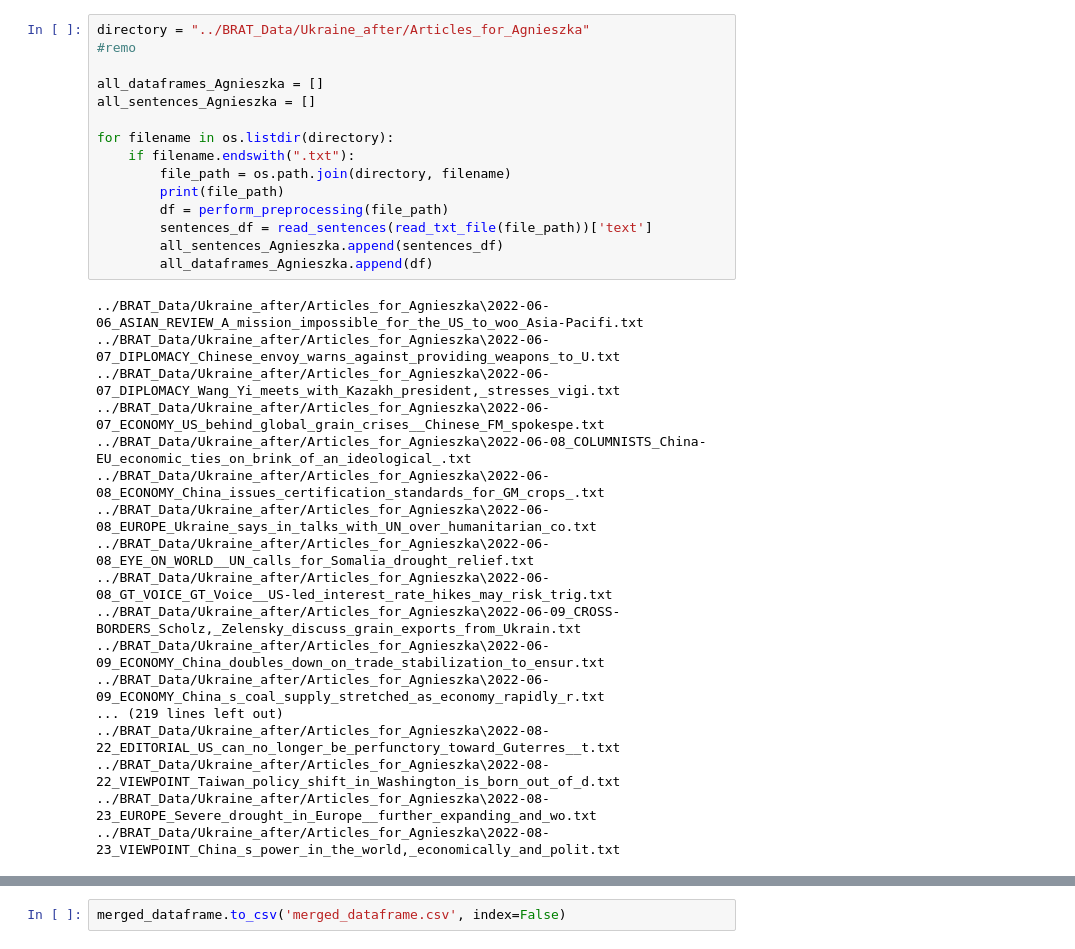
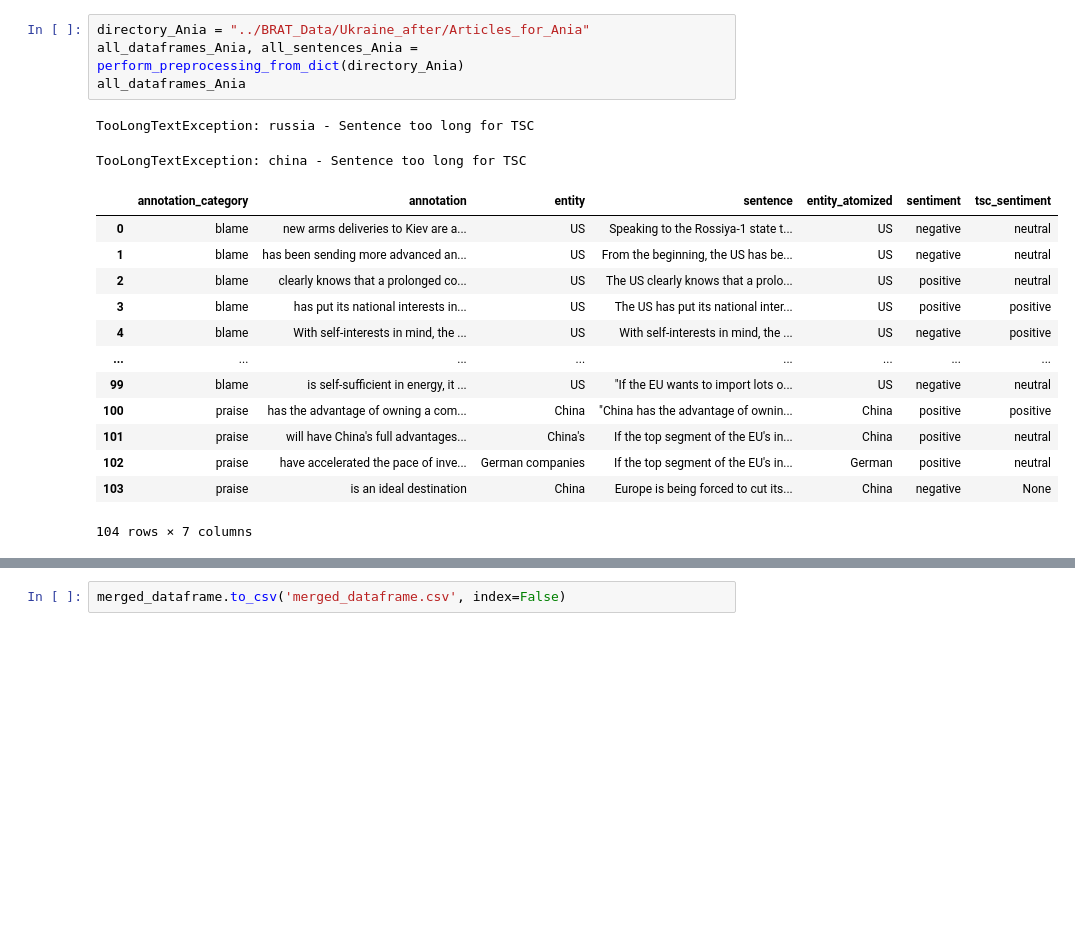
Before and after one commit to szuvarska/BScThesis-TextMiningForPoliticalScience, a Jupyter notebook: BlameAndPraise/model_test.ipynb, the cells around one changed output, grey strips where cells are left out. Cells and saved outputs as stored; diff of their text form; blank space fills up the shorter version.

```diff
--- a/BlameAndPraise/model_test.ipynb
+++ b/BlameAndPraise/model_test.ipynb
@@ -59,33 +10,20 @@ for filename in os.listdir(directory):
-# %%
-directory = "../BRAT_Data/Ukraine_after/Articles_for_Agnieszka"
-#remo
-
-all_dataframes_Agnieszka = []
-all_sentences_Agnieszka = []
-
-for filename in os.listdir(directory):
-    if filename.endswith(".txt"):
-        file_path = os.path.join(directory, filename)
-        print(file_path)
-        df = perform_preprocessing(file_path)
-        sentences_df = read_sentences(read_txt_file(file_path))['text']
-        all_sentences_Agnieszka.append(sentences_df)
-        all_dataframes_Agnieszka.append(df)
-# %% [output]
-../BRAT_Data/Ukraine_after/Articles_for_Agnieszka\2022-06-06_ASIAN_REVIEW_A_mission_impossible_for_the_US_to_woo_Asia-Pacifi.txt
-../BRAT_Data/Ukraine_after/Articles_for_Agnieszka\2022-06-07_DIPLOMACY_Chinese_envoy_warns_against_providing_weapons_to_U.txt
-../BRAT_Data/Ukraine_after/Articles_for_Agnieszka\2022-06-07_DIPLOMACY_Wang_Yi_meets_with_Kazakh_president,_stresses_vigi.txt
-../BRAT_Data/Ukraine_after/Articles_for_Agnieszka\2022-06-07_ECONOMY_US_behind_global_grain_crises__Chinese_FM_spokespe.txt
-../BRAT_Data/Ukraine_after/Articles_for_Agnieszka\2022-06-08_COLUMNISTS_China-EU_economic_ties_on_brink_of_an_ideological_.txt
-../BRAT_Data/Ukraine_after/Articles_for_Agnieszka\2022-06-08_ECONOMY_China_issues_certification_standards_for_GM_crops_.txt
-../BRAT_Data/Ukraine_after/Articles_for_Agnieszka\2022-06-08_EUROPE_Ukraine_says_in_talks_with_UN_over_humanitarian_co.txt
-../BRAT_Data/Ukraine_after/Articles_for_Agnieszka\2022-06-08_EYE_ON_WORLD__UN_calls_for_Somalia_drought_relief.txt
-../BRAT_Data/Ukraine_after/Articles_for_Agnieszka\2022-06-08_GT_VOICE_GT_Voice__US-led_interest_rate_hikes_may_risk_trig.txt
-../BRAT_Data/Ukraine_after/Articles_for_Agnieszka\2022-06-09_CROSS-BORDERS_Scholz,_Zelensky_discuss_grain_exports_from_Ukrain.txt
-../BRAT_Data/Ukraine_after/Articles_for_Agnieszka\2022-06-09_ECONOMY_China_doubles_down_on_trade_stabilization_to_ensur.txt
-../BRAT_Data/Ukraine_after/Articles_for_Agnieszka\2022-06-09_ECONOMY_China_s_coal_supply_stretched_as_economy_rapidly_r.txt
-... (219 lines left out)
-../BRAT_Data/Ukraine_after/Articles_for_Agnieszka\2022-08-22_EDITORIAL_US_can_no_longer_be_perfunctory_toward_Guterres__t.txt
-../BRAT_Data/Ukraine_after/Articles_for_Agnieszka\2022-08-22_VIEWPOINT_Taiwan_policy_shift_in_Washington_is_born_out_of_d.txt
-../BRAT_Data/Ukraine_after/Articles_for_Agnieszka\2022-08-23_EUROPE_Severe_drought_in_Europe__further_expanding_and_wo.txt
-../BRAT_Data/Ukraine_after/Articles_for_Agnieszka\2022-08-23_VIEWPOINT_China_s_power_in_the_world,_economically_and_polit.txt
+# %%
+directory_Ania = "../BRAT_Data/Ukraine_after/Articles_for_Ania"
+all_dataframes_Ania, all_sentences_Ania = perform_preprocessing_from_dict(directory_Ania)
+all_dataframes_Ania
+# %% [output]
+TooLongTextException: russia - Sentence too long for TSC
+TooLongTextException: china - Sentence too long for TSC
+|  | annotation_category | annotation | entity | sentence | entity_atomized | sentiment | tsc_sentiment |
+| 0 | blame | new arms deliveries to Kiev are a... | US | Speaking to the Rossiya-1 state t... | US | negative | neutral |
+| 1 | blame | has been sending more advanced an... | US | From the beginning, the US has be... | US | negative | neutral |
+| 2 | blame | clearly knows that a prolonged co... | US | The US clearly knows that a prolo... | US | positive | neutral |
+| 3 | blame | has put its national interests in... | US | The US has put its national inter... | US | positive | positive |
+| 4 | blame | With self-interests in mind, the ... | US | With self-interests in mind, the ... | US | negative | positive |
+| ... | ... | ... | ... | ... | ... | ... | ... |
+| 99 | blame | is self-sufficient in energy, it ... | US | "If the EU wants to import lots o... | US | negative | neutral |
+| 100 | praise | has the advantage of owning a com... | China | "China has the advantage of ownin... | China | positive | positive |
+| 101 | praise | will have China's full advantages... | China's | If the top segment of the EU's in... | China | positive | neutral |
+| 102 | praise | have accelerated the pace of inve... | German companies | If the top segment of the EU's in... | German | positive | neutral |
+| 103 | praise | is an ideal destination | China | Europe is being forced to cut its... | China | negative | None |
+104 rows × 7 columns
```
Also changed, not shown: parts of 10 cells of this notebook, 3 other files.
